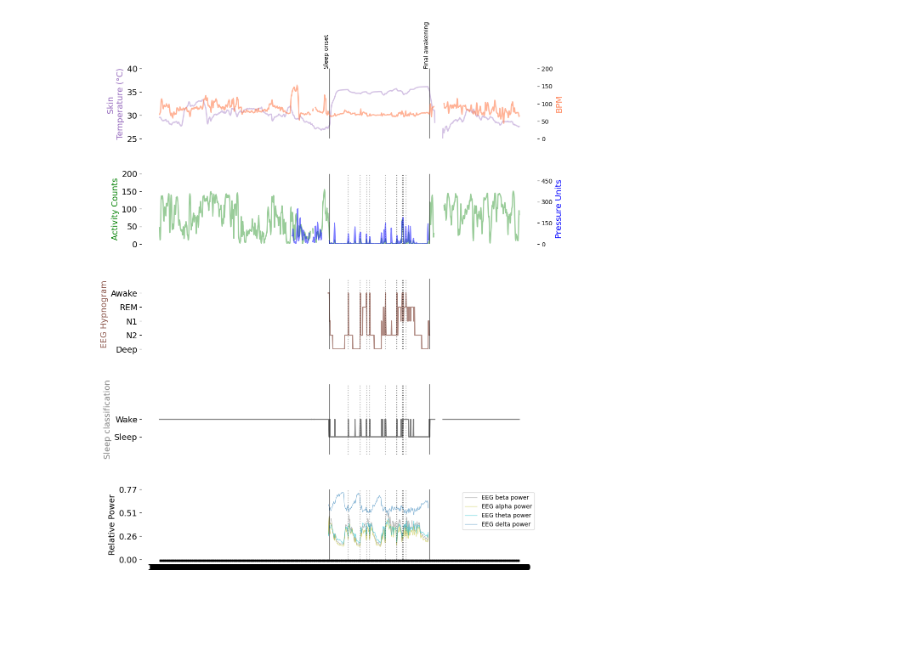
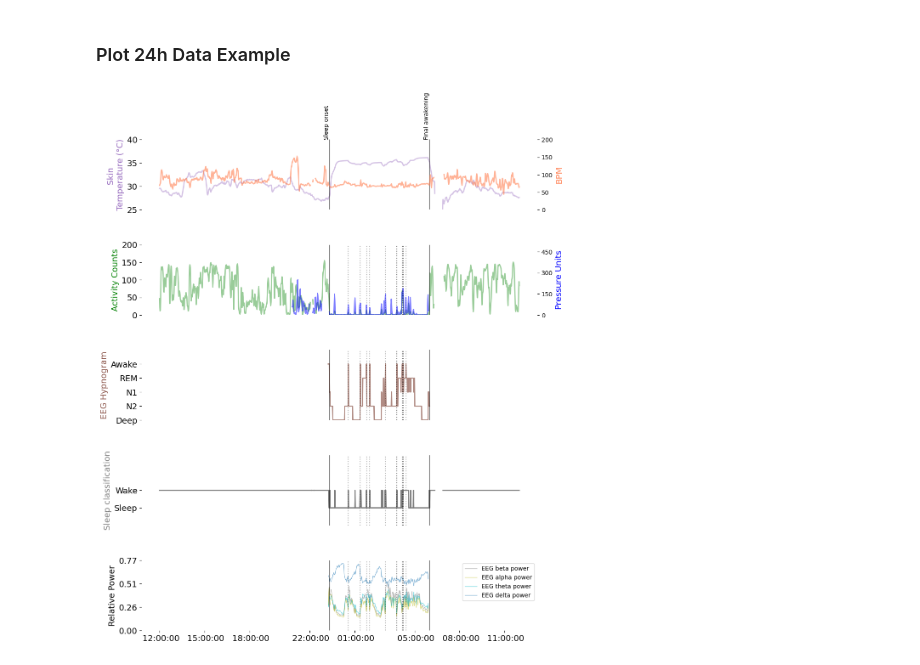
Before and after one commit to Dinstein-Lab/SSP_manuscript, a Jupyter notebook: notebooks/Figure3 Data Example.ipynb, the cells around one changed output. Drawn from its saved outputs; the diff is of its cells as text; code cells hidden in the pictures; blank space fills up the shorter version.

```diff
--- a/notebooks/Figure3 Data Example.ipynb
+++ b/notebooks/Figure3 Data Example.ipynb
@@ -15,10 +15,10 @@ import matplotlib.dates as mdates          # For date formatting in plots
 # Define path to data:
 script_dir = os.path.dirname(os.path.abspath("Figure 1 Data Summary.ipynb"))
 parent_dir = os.path.dirname(script_dir)
-data_path = (parent_dir + '/dfs/')
+data_path = os.path.join(parent_dir, 'dfs')
 # %%
 # Load data for Figure 3:
-df_figure3 = pd.read_csv(data_path+'df_figure3.csv')
+df_figure3 = pd.read_csv(os.path.join(data_path,'df_figure3.csv'))
 
 # Apply a Gaussian filter to the heart rate, activity count,  data to smooth them:
 df_figure3['pulse_rate_bpm_smoothed'] = gaussian_filter(df_figure3['pulse_rate_bpm'], sigma=1, mode='wrap')
@@ -28,6 +28,8 @@ df_figure3['delta_power_smoothed'] = gaussian_filter(df_figure3['delta power'],
 df_figure3['theta_power_smoothed'] = gaussian_filter(df_figure3['theta power'], sigma=1, mode='wrap')
 df_figure3['alpha_power_smoothed'] = gaussian_filter(df_figure3['alpha power'], sigma=1, mode='wrap')
 df_figure3['beta_power_smoothed'] = gaussian_filter(df_figure3['beta power'], sigma=1, mode='wrap')
+# %% [markdown]
+### Plot 24h Data Example
 # %%
 
 # List of columns containing numeric data for plotting
@@ -133,8 +135,10 @@ axes[4].set_yticklabels([f"{tick:.2f}" for tick in y_ticks])
 
 # Format x-axis time display for all subplots
 for ax in axes:
-    timezone = pytz.timezone('America/New_York')
-    ax.xaxis.set_major_formatter(mdates.DateFormatter('%H:%M', tz=timezone))
+    # timezone = pytz.timezone('America/New_York')
+    xticks = df_figure3['time'].dt.floor('h').iloc[np.linspace(0, len(df_figure3['time'])-1, 8, dtype=int)]
+    ax.set_xticks(xticks);
+    ax.set_xticklabels(xticks.astype(str).str[10:-6])
     ax.tick_params(axis='both', which='major', labelsize=14)
 
 # Hide x-axis labels for all but the bottom plot
@@ -155,31 +159,31 @@ plt.subplots_adjust(hspace=0.5)
 sleep_data = df_figure3['Sleep Stage']
 sleep_times = df_figure3['time'][sleep_data > 0]
 sleep_onset = sleep_times.iloc[0]
 final_awakening = sleep_times.iloc[-1]
 
 # Add vertical lines and labels for sleep onset and final awakening
 for ax in axes:
     # Add vertical lines
     ax.axvline(x=sleep_onset, color='k', linestyle='-', alpha=0.5)
     ax.axvline(x=final_awakening, color='k', linestyle='-', alpha=0.5)
     if ax == axes[0]:
         # Add text labels
         ax.text(sleep_onset, ax.get_ylim()[1], 'Sleep onset',
                 rotation=90, verticalalignment='bottom', horizontalalignment='right')
         ax.text(final_awakening, ax.get_ylim()[1], 'Final awakening',
                 rotation=90, verticalalignment='bottom', horizontalalignment='right')
 
 # Add dotted lines for awakenings during sleep period
 hypnogram_data = df_figure3['Sleep Stage']
 awakening_times = df_figure3['time'][hypnogram_data == 0]  # Find wake periods
 
 # Add vertical dotted lines for each awakening
 for wake_time in awakening_times:
     if wake_time > sleep_onset and wake_time < final_awakening:
         for ax in axes[1:]:  # Add lines to all plots except the first
             ax.axvline(x=wake_time, color='k', linestyle=':', alpha=0.3)
 
 # Display the plot
 plt.show()
 # %% [output]
-[figure, old version]
+[figure, new version]
```
Also changed, not shown: 8 other files.
